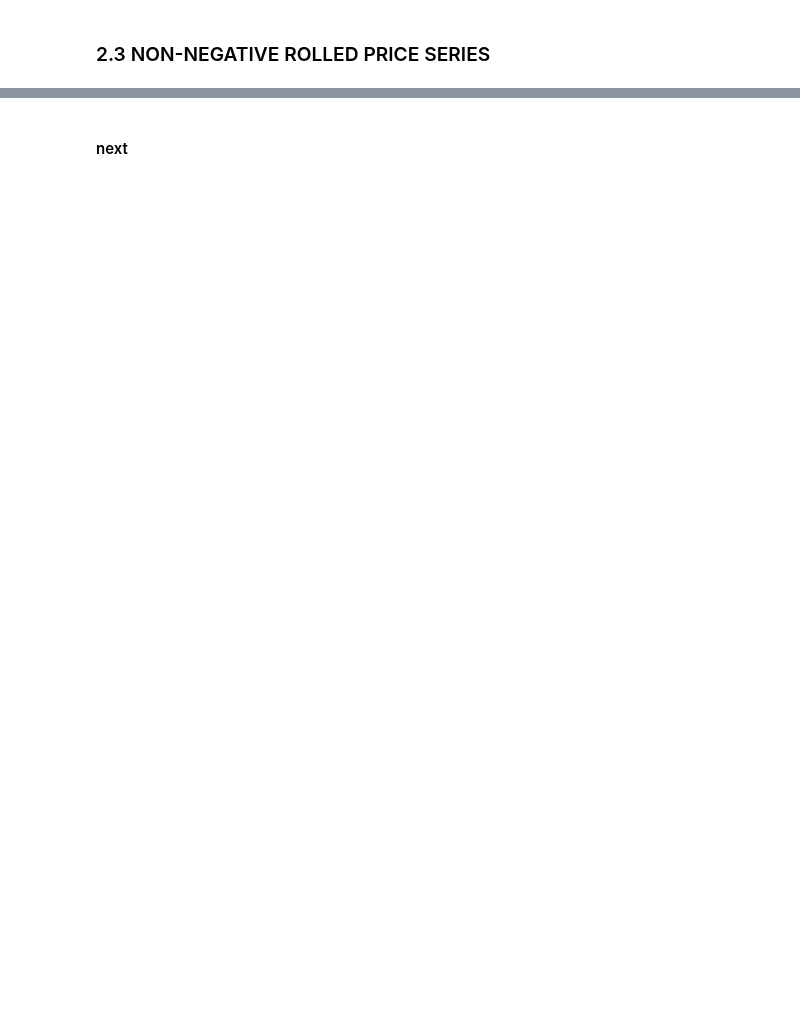
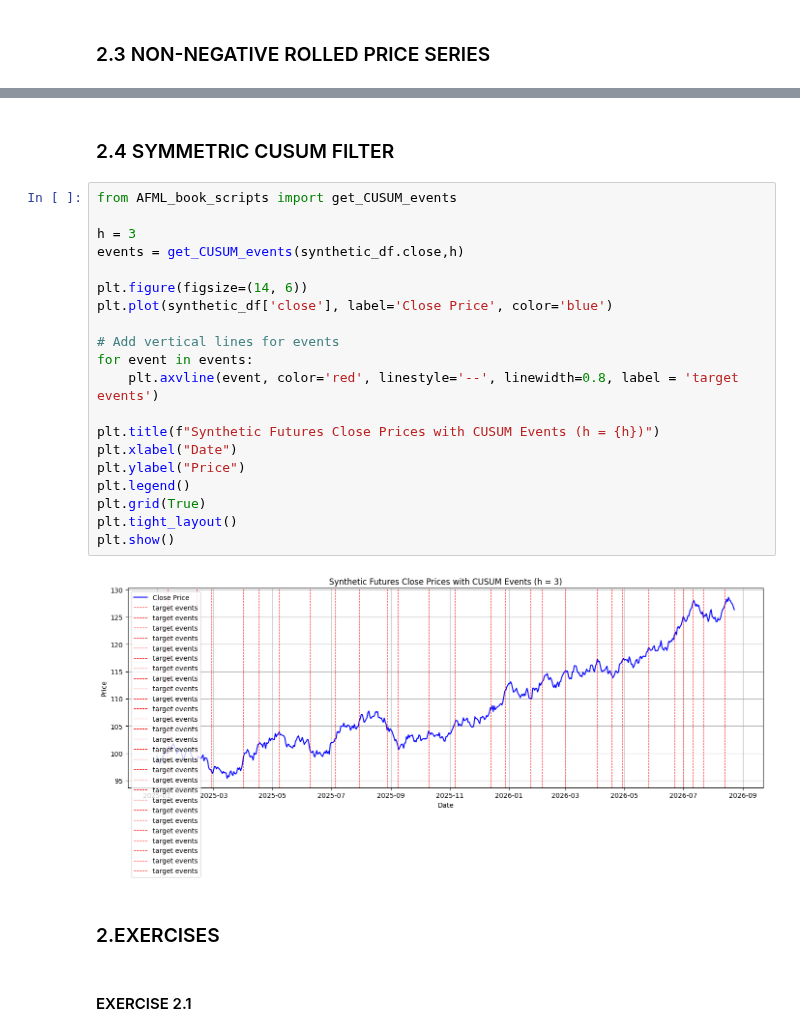
Before and after one commit to dgalassi99/quant-lab, a Jupyter notebook: 00_books/AFML/notebooks/AFML_tests.ipynb, the cells around one changed output, grey strips where cells are left out. Saved outputs shown, nothing was run; the diff lists cells and outputs as text; blank space fills up the shorter version.

Commit message:
continue AFML_tests

```diff
--- a/00_books/AFML/notebooks/AFML_tests.ipynb
+++ b/00_books/AFML/notebooks/AFML_tests.ipynb
@@ -98,2 +112,28 @@ ImportError: cannot import name 'compute_non_negative_rolled_price_index' from '
 # %% [markdown]
-#### next
+### 2.4 SYMMETRIC CUSUM FILTER
+# %%
+from AFML_book_scripts import get_CUSUM_events
+
+h = 3
+events = get_CUSUM_events(synthetic_df.close,h)
+
+plt.figure(figsize=(14, 6))
+plt.plot(synthetic_df['close'], label='Close Price', color='blue')
+
+# Add vertical lines for events
+for event in events:
+    plt.axvline(event, color='red', linestyle='--', linewidth=0.8, label = 'target events')
+
+plt.title(f"Synthetic Futures Close Prices with CUSUM Events (h = {h})")
+plt.xlabel("Date")
+plt.ylabel("Price")
+plt.legend()
+plt.grid(True)
+plt.tight_layout()
+plt.show()
+# %% [output]
+[figure, added]
+# %% [markdown]
+### 2.EXERCISES
+# %% [markdown]
+#### EXERCISE 2.1
```
Also changed, not shown: parts of 20 cells of this notebook, 1 other file.
